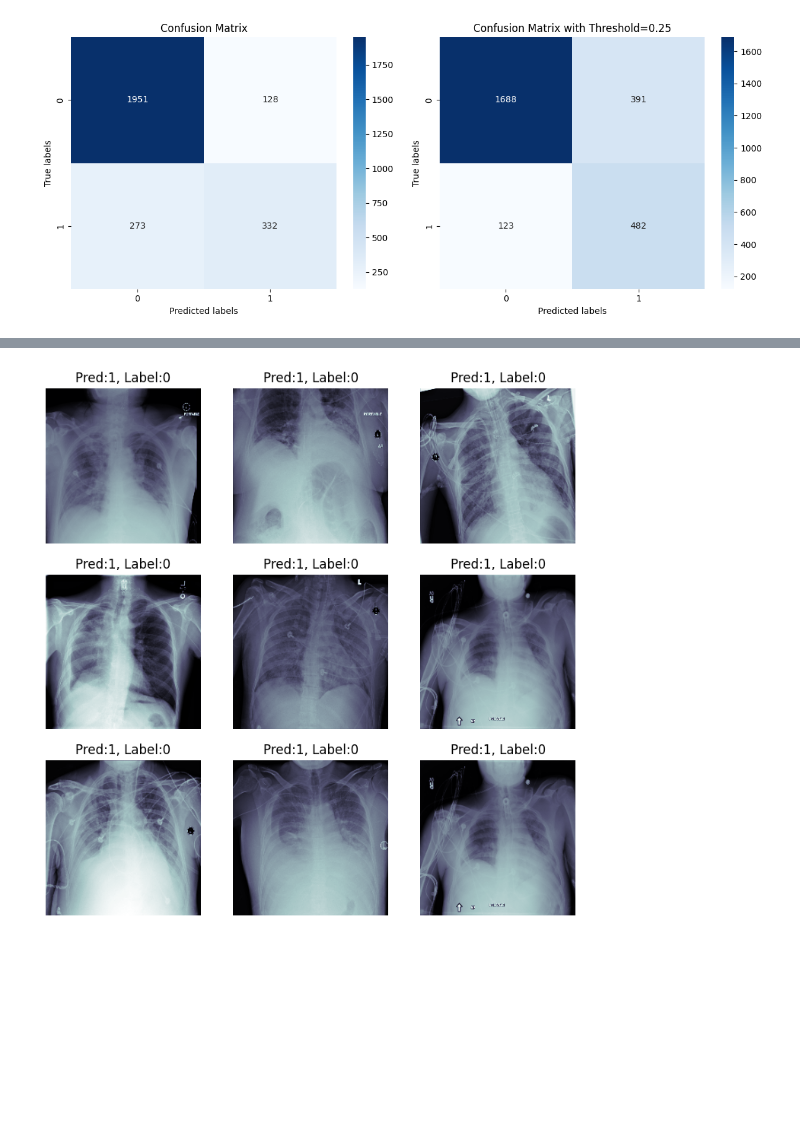
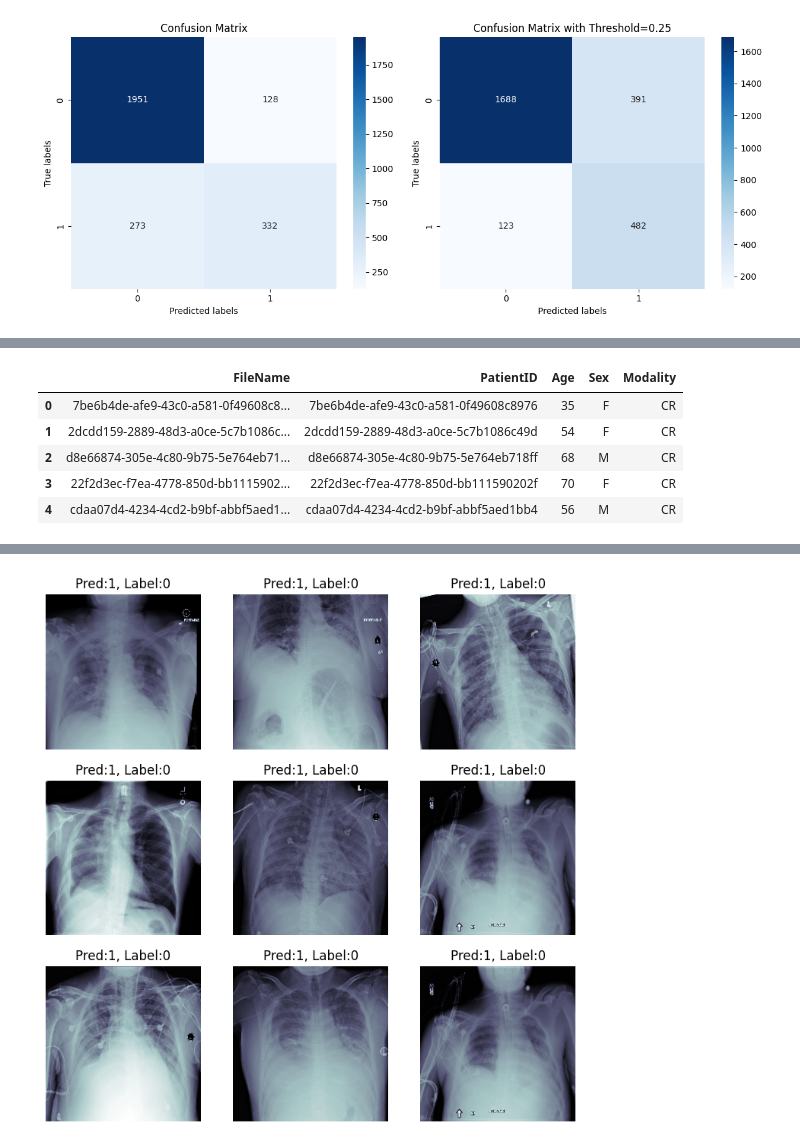
Before and after one commit to LauShang/rsna-pneumonia-detection-challenge, a Jupyter notebook: 2-Train.ipynb, the cells around one changed output, grey strips where cells are left out. Cells and saved outputs as stored; diff of their text form; code cells hidden in the pictures; blank space fills up the shorter version.

```diff
--- a/2-Train.ipynb
+++ b/2-Train.ipynb
@@ -470 +490,12 @@ false_negatives_indices = false_negatives_indices.nonzero(as_tuple=True)[0]
+# %%
+import pandas as pd
+metadata = pd.read_csv('dicom_metadata_summary.csv')
+metadata.head()
+# %% [output]
+|  | FileName | PatientID | Age | Sex | Modality |
+| 0 | 7be6b4de-afe9-43c0-a581-0f49608c8... | 7be6b4de-afe9-43c0-a581-0f49608c8976 | 35 | F | CR |
+| 1 | 2dcdd159-2889-48d3-a0ce-5c7b1086c... | 2dcdd159-2889-48d3-a0ce-5c7b1086c49d | 54 | F | CR |
+| 2 | d8e66874-305e-4c80-9b75-5e764eb71... | d8e66874-305e-4c80-9b75-5e764eb718ff | 68 | M | CR |
+| 3 | 22f2d3ec-f7ea-4778-850d-bb1115902... | 22f2d3ec-f7ea-4778-850d-bb111590202f | 70 | F | CR |
+| 4 | cdaa07d4-4234-4cd2-b9bf-abbf5aed1... | cdaa07d4-4234-4cd2-b9bf-abbf5aed1bb4 | 56 | M | CR |
 # %%
```
Also changed, not shown: parts of 4 cells of this notebook.
